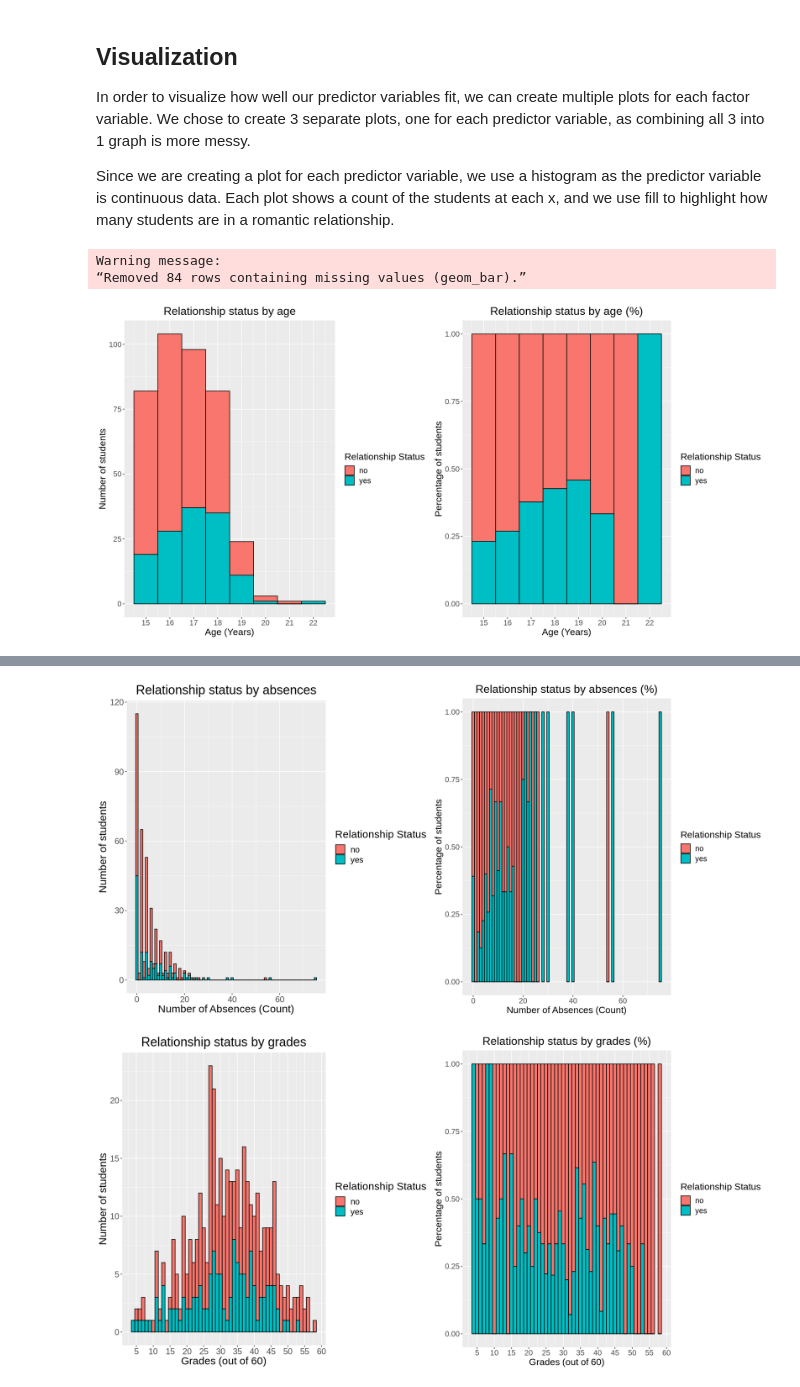
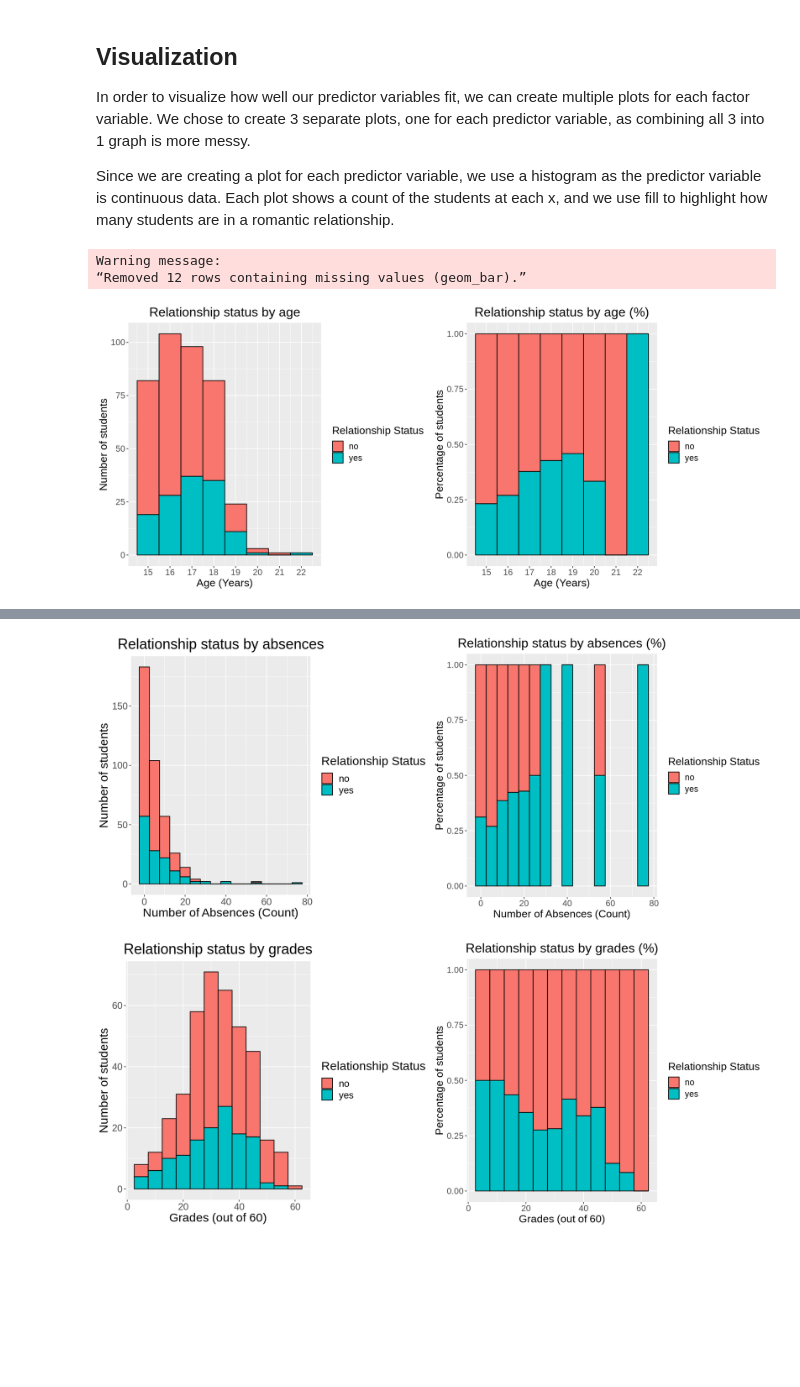
Before and after one commit to RobertYip/Student-Performance, a Jupyter notebook: Draft.ipynb, the cells around one changed output, grey strips where cells are left out. Drawn from its saved outputs; the diff is of its cells as text; code cells hidden in the pictures; blank space fills up the shorter version.

Commit message:
Almost done
Add References and 2 variable plot

```diff
--- a/Draft.ipynb
+++ b/Draft.ipynb
@@ -294,38 +288,36 @@ data_plot_age_percent <- ggplot(data, aes(x=age)) +
     ggtitle("Relationship status by age (%)")
 
 # Absence plots
 data_plot_absences <- ggplot(data, aes(x=absences, fill=romantic)) +
-    geom_histogram(color="black", binwidth=1) +
+    geom_histogram(color="black", binwidth=5) +
     theme(text=element_text(size=18), plot.title = element_text(hjust = 0.5)) +
     labs(x="Number of Absences (Count)", y="Number of students", fill="Relationship Status") +
     ggtitle("Relationship status by absences")
 
 data_plot_absences_percent <- ggplot(data, aes(x=absences)) +
-    geom_histogram(aes(fill=romantic), position="fill", color="black", binwidth=1) +
+    geom_histogram(aes(fill=romantic), position="fill", color="black", binwidth=5) +
     theme(text=element_text(size=16), plot.title = element_text(hjust = 0.5)) +
     labs(x="Number of Absences (Count)", y="Percentage of students", fill="Relationship Status") +
     ggtitle("Relationship status by absences (%)")
 
 # Grade plots
 data_plot_grade <- ggplot(data, aes(x=overall_grade, fill=romantic)) +
-    geom_histogram(color="black", binwidth=1) +
-    scale_x_continuous(breaks = seq(0, 60, by=5)) +
+    geom_histogram(color="black", binwidth=5) +
     theme(text=element_text(size=18), plot.title = element_text(hjust = 0.5)) +
     labs(x="Grades (out of 60)", y="Number of students", fill="Relationship Status") +
     ggtitle("Relationship status by grades")
 
 data_plot_grade_percent <- ggplot(data, aes(x=overall_grade)) +
-    geom_histogram(aes(fill=romantic), position="fill", color="black", binwidth=1) +
+    geom_histogram(aes(fill=romantic), position="fill", color="black", binwidth=5) +
     theme(text=element_text(size=16), plot.title = element_text(hjust = 0.5)) +
-    scale_x_continuous(breaks = seq(0, 60, by=5)) +
     labs(x="Grades (out of 60)", y="Percentage of students", fill="Relationship Status") +
     ggtitle("Relationship status by grades (%)")
 
 
 grid.arrange(data_plot_age, data_plot_age_percent, ncol = 2)
 grid.arrange(data_plot_absences, data_plot_absences_percent, ncol = 2)
 grid.arrange(data_plot_grade, data_plot_grade_percent, ncol = 2)
 # %% [output]
 Warning message:
-“Removed 84 rows containing missing values (geom_bar).”
+“Removed 12 rows containing missing values (geom_bar).”
-[figure, old version]
+[figure, new version]
@@ -334,3 +324,3 @@ Warning message:
-[figure, old version]
+[figure, new version]
-[figure, old version]
+[figure, new version]
 # %% [markdown]
```
Also changed, not shown: parts of 12 cells of this notebook.
